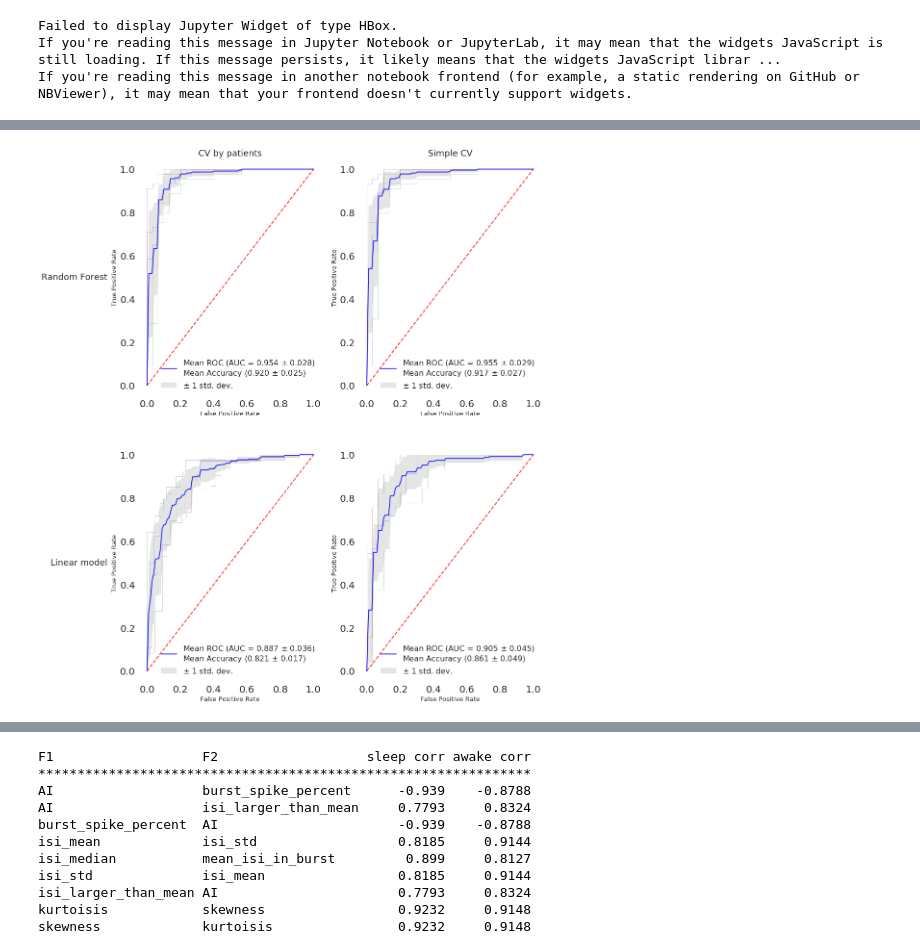
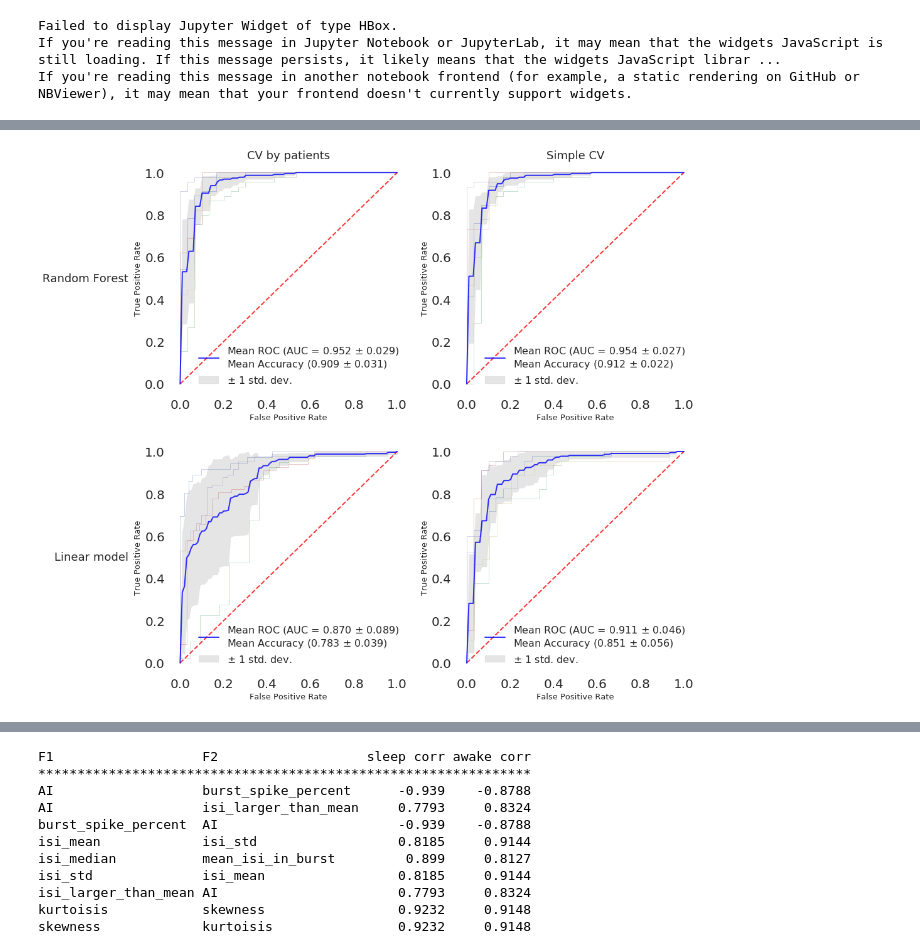
Before and after one commit to Vlad0922/neurophysiology, a Jupyter notebook: awake_vs_anesthesia/awake_vs_anesthesia.ipynb, the cells around one changed output, grey strips where cells are left out. Saved outputs shown, nothing was run; the diff lists cells and outputs as text; code cells hidden in the pictures.

Commit message:
added images + rf params fixed

```diff
--- a/awake_vs_anesthesia/awake_vs_anesthesia.ipynb
+++ b/awake_vs_anesthesia/awake_vs_anesthesia.ipynb
@@ -101,6 +101,11 @@ sleep_corr = data[data[old_cols.index('awake') + 1] == 0].drop(old_cols.index('a
 
 sns.heatmap(awake_corr, ax=ax1, cmap='RdBu')
 sns.heatmap(sleep_corr, ax=ax2, cmap='RdBu')
+
+ax1.set_xticklabels(ax1.get_xticklabels(), rotation=45, rotation_mode="anchor")
 ax1.set_title('Awake state')
+ax2.set_xticklabels(ax2.get_xticklabels(), rotation=45, rotation_mode="anchor")
 ax2.set_title('Anesthesia state')
+
+plt.savefig('images/corr_plot.png')
 # %% [output]
@@ -450,7 +453,7 @@ fig, axs = plt.subplots(ncols=2,figsize=(20,10))
 
 i = 0
 for p, s in pair_scores:
-    if p == [4, 25] or p == [2, 9]:
+    if p == [4, 25] or p == [2, 9]: # just good pairs
         ax = axs[i]
         i += 1
 
@@ -471,10 +474,7 @@ for p, s in pair_scores:
 
         l = np.array([np.min(X_curr[p[0]]), X_curr[p[0]].max()])
 
-        if p == [2, 9]:
-            ax.plot(l, (-w0-w1*l)/w2, color='black', ls='--', label=r'Mean Accuracy (%0.3f $\pm$ %0.3f)' % (np.mean(s) - 0.025, np.std(s)))
-        else:
-            ax.plot(l, (-w0-w1*l)/w2, color='black', ls='--', label=r'Mean Accuracy (%0.3f $\pm$ %0.3f)' % (np.mean(s), np.std(s)))
+        ax.plot(l, (-w0-w1*l)/w2, color='black', ls='--', label=r'Mean Accuracy (%0.3f $\pm$ %0.3f)' % (np.mean(s), np.std(s)))
 
         ax.set_xlabel('X{}'.format(p[0]))
         ax.set_ylabel('X{}'.format(p[1]))
@@ -483,18 +483,20 @@ for p, s in pair_scores:
         ax.axvline(0, color='black')
 
         ax.legend()
+
+plt.savefig('images/two_features.png')
 # %% [output]
 [figure]
 # %%
-trials = Trials()
-best_params_pat = optimize(X, y, patients, trials, model_type='rf', cv_type='patient', max_evals=200)
+# trials = Trials()
+# best_params_pat = optimize(X, y, patients, trials, model_type='rf', cv_type='patient', max_evals=100)
 # %% [output]
 Failed to display Jupyter Widget of type HBox.
 If you're reading this message in Jupyter Notebook or JupyterLab, it may mean that the widgets JavaScript is still loading. If this message persists, it likely means that the widgets JavaScript librar ...
 If you're reading this message in another notebook frontend (for example, a static rendering on GitHub or NBViewer), it may mean that your frontend doesn't currently support widgets.
 # %%
-trials = Trials()
-best_params_simple = optimize(X, y, patients, trials, model_type='rf', cv_type='simple', max_evals=200)
+# trials = Trials()
+# best_params_simple = optimize(X, y, patients, trials, model_type='rf', cv_type='simple', max_evals=100)
 # %% [output]
 Failed to display Jupyter Widget of type HBox.
 If you're reading this message in Jupyter Notebook or JupyterLab, it may mean that the widgets JavaScript is still loading. If this message persists, it likely means that the widgets JavaScript librar ...
@@ -502,22 +532,22 @@ If you're reading this message in another notebook frontend (for example, a stat
 # %%
-fig, ((ax1, ax2), (ax3, ax4)) = plt.subplots(nrows=2, ncols=2, figsize=(15,20))
+fig, ((ax1, ax2), (ax3, ax4)) = plt.subplots(nrows=2, ncols=2, figsize=(15,15))
 
 st_acc, st_auc = score_with_cv(X, y, patients, 'rf', best_params_pat, ax=ax1)
 burst_acc, burst_auc = score_with_cv(X, y, patients, 'rf', best_params_simple, ax=ax2)
 
-acc, auc_score = score_with_cv(X, y, patients, 'linear',  None, cv_type='patient', ax=ax3)
+acc, auc_score = score_with_cv(X, y, patients, 'SVC', None, cv_type='patient', ax=ax3)
 
-acc, auc_score = score_with_cv(X, y, patients, 'linear',  None, cv_type='simple', ax=ax4)
+acc, auc_score = score_with_cv(X, y, patients, 'SVC', None, cv_type='simple', ax=ax4)
 
 pad = 5
 for ax, col in zip([ax1, ax2], ('CV by patients', 'Simple CV')):
     ax.annotate(col, xy=(0.5, 1), xytext=(0, pad),
             xycoords='axes fraction', textcoords='offset points',
             size=18, ha='center', va='baseline')
 
 for ax, row in zip([ax1, ax3], ('Random Forest', 'Linear model')):
     ax.annotate(row, xy=(0, 0.5), xytext=(-ax.yaxis.labelpad - pad, 0),
             xycoords=ax.yaxis.label, textcoords='offset points',
             size=18, ha='right', va='center')
 # %% [output]
-[figure, old version]
+[figure, new version]
```
Also changed, not shown: parts of 10 cells of this notebook, 6 other files.
